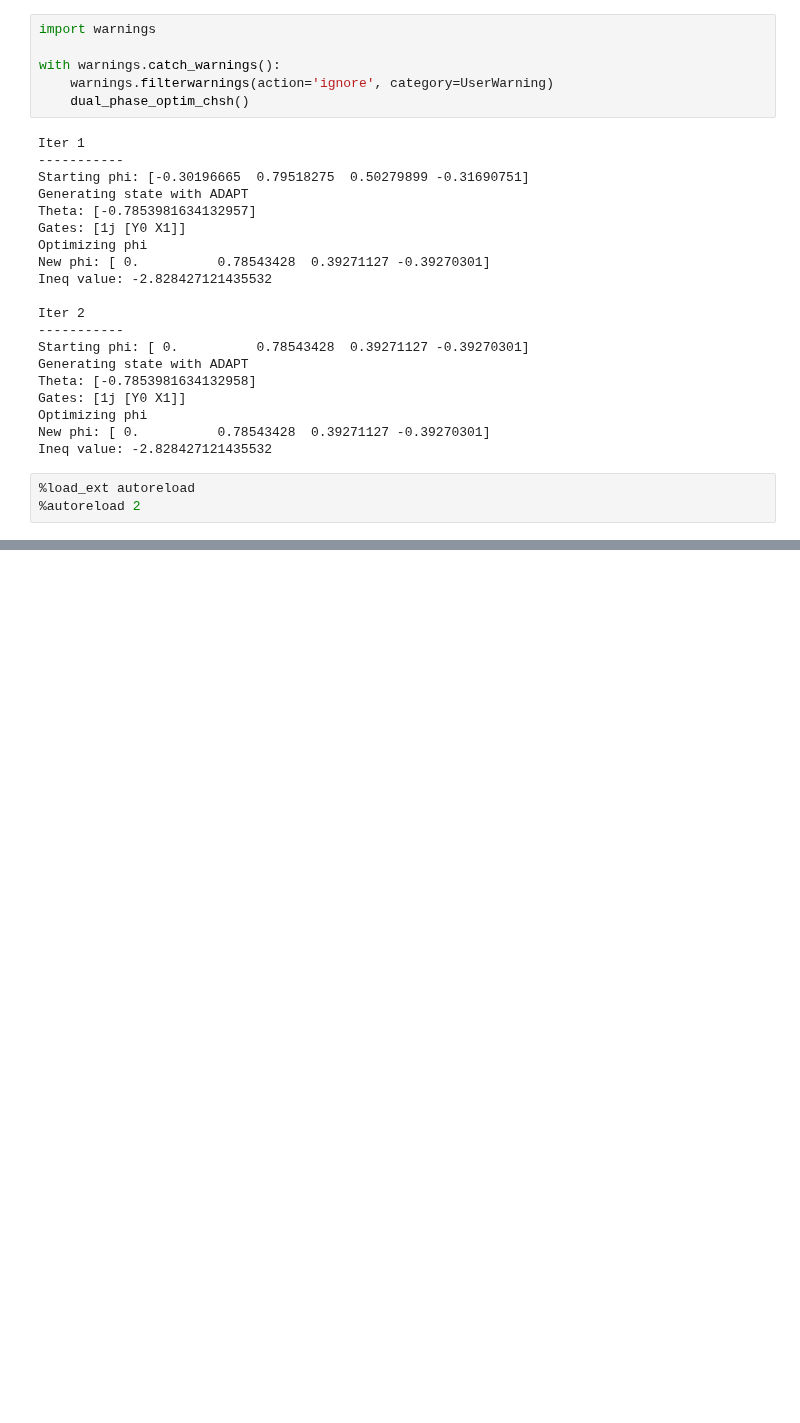
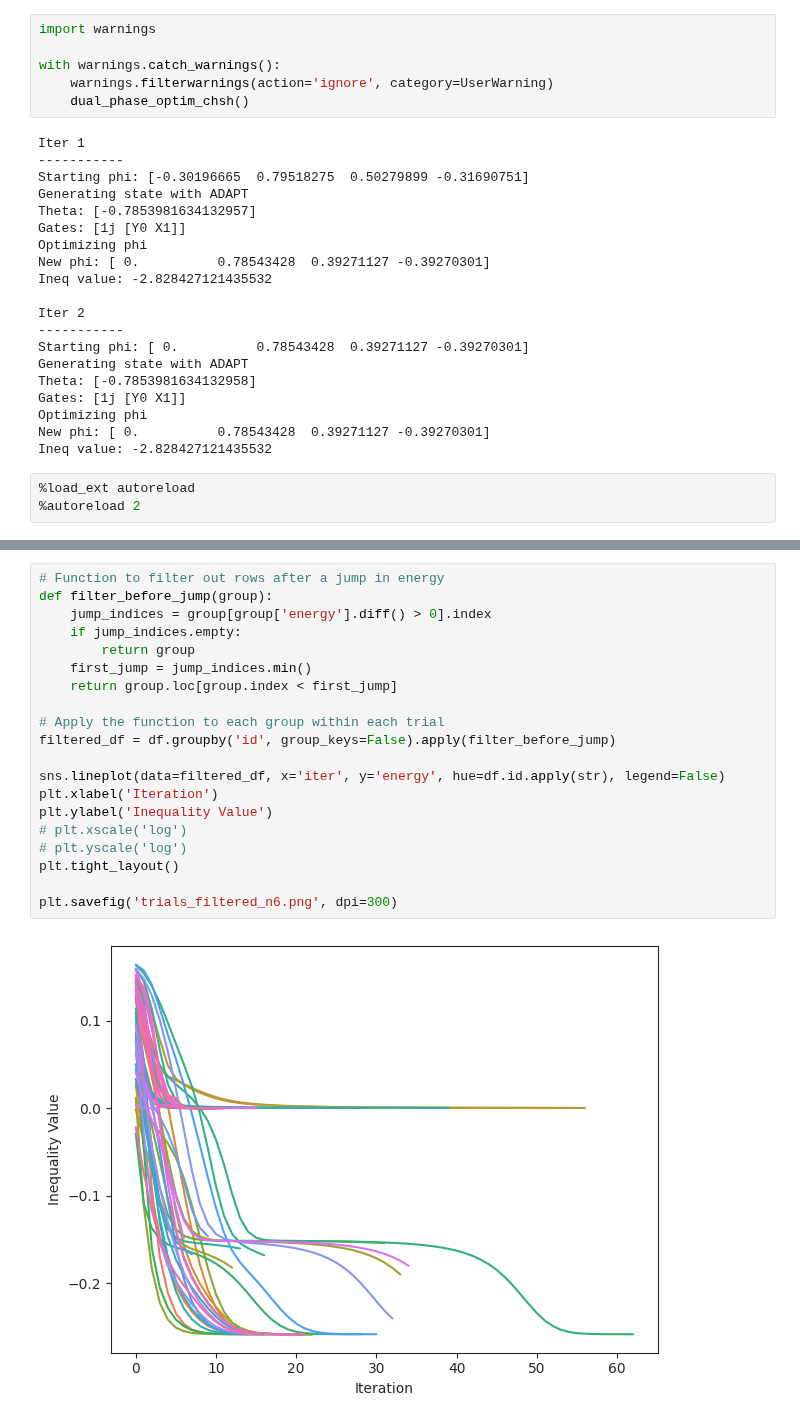
Before and after one commit to jfurches/nonlocalgames, a Jupyter notebook: chsh.ipynb, the cells around one changed output, grey strips where cells are left out. Cells and saved outputs as stored; diff of their text form; blank space fills up the shorter version.

```diff
--- a/chsh.ipynb
+++ b/chsh.ipynb
@@ -458,0 +533,22 @@ plt.show()
+# %%
+# Function to filter out rows after a jump in energy
+def filter_before_jump(group):
+    jump_indices = group[group['energy'].diff() > 0].index
+    if jump_indices.empty:
+        return group
+    first_jump = jump_indices.min()
+    return group.loc[group.index < first_jump]
+
+# Apply the function to each group within each trial
+filtered_df = df.groupby('id', group_keys=False).apply(filter_before_jump)
+
+sns.lineplot(data=filtered_df, x='iter', y='energy', hue=df.id.apply(str), legend=False)
+plt.xlabel('Iteration')
+plt.ylabel('Inequality Value')
+# plt.xscale('log')
+# plt.yscale('log')
+plt.tight_layout()
+
+plt.savefig('trials_filtered_n6.png', dpi=300)
+# %% [output]
+[figure, added]
```
Also changed, not shown: parts of 8 cells of this notebook, 17 other files.
